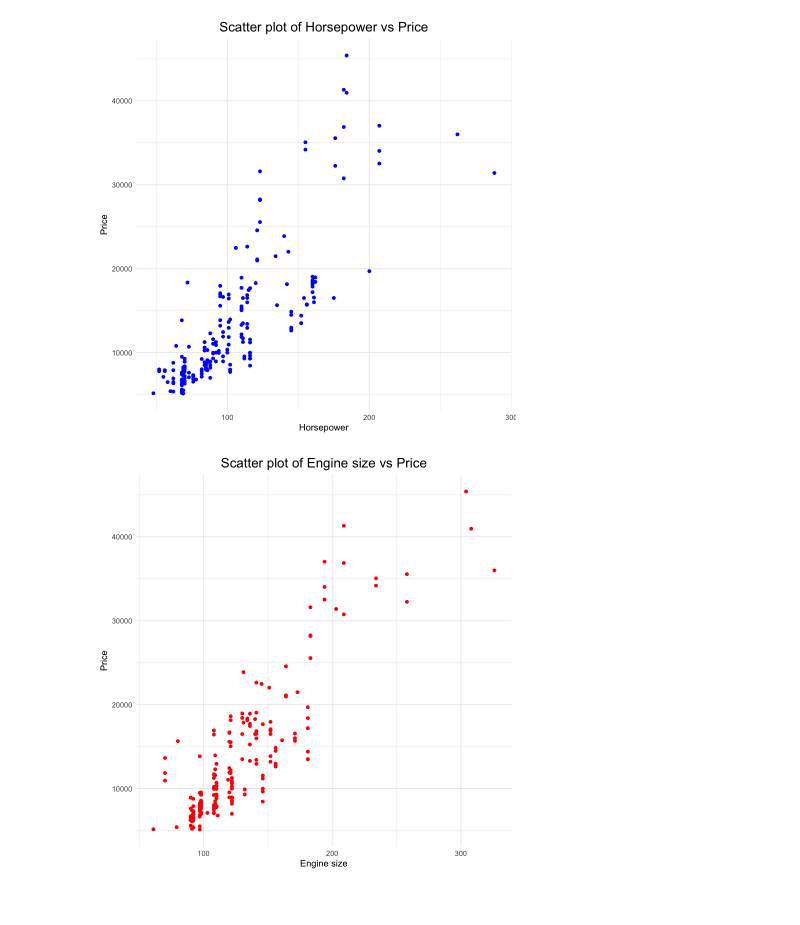
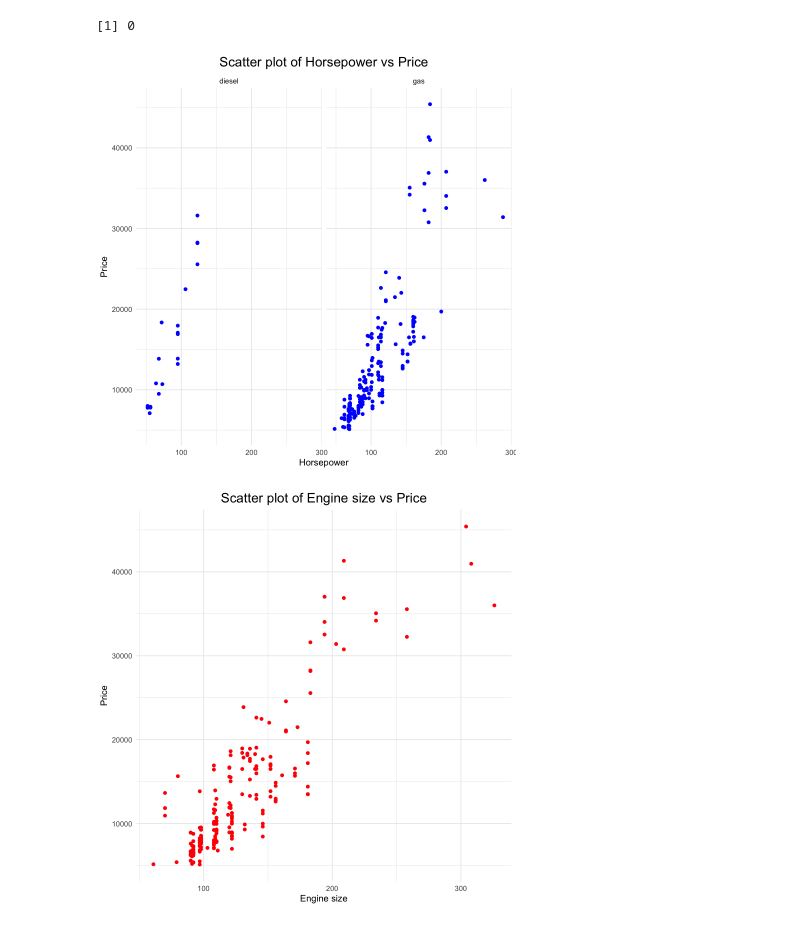
Before and after one commit to SelinaWang11/Stat306-group-project, a Jupyter notebook: data_cleaning.ipynb, the cells around one changed output. Saved outputs shown, nothing was run; the diff lists cells and outputs as text; code cells hidden in the pictures.

```diff
--- a/data_cleaning.ipynb
+++ b/data_cleaning.ipynb
@@ -33,15 +32,22 @@ A data.frame: 6 x 26
 | 4 | 4 | 2 | audi 100 ls | gas | std | four | sedan | fwd | front | ... |
 | 5 | 5 | 2 | audi 100ls | gas | std | four | sedan | 4wd | front | ... |
 | 6 | 6 | 2 | audi fox | gas | std | two | sedan | fwd | front | ... |
+# %%
+#check if there is any missing value
+missing_value <- sum(is.na(car_data))
+missing_value
+# %% [output]
+[1] 0
 # %%
 # scatterplot for price vs horsepower
-ggplot(car_data, aes(x = horsepower, y = price)) +
+ggplot(car_data, aes(x = horsepower, y = price, color = fueltype)) +
   geom_point(color = "blue") +
+  facet_wrap(~ fueltype)+
   labs(title = "Scatter plot of Horsepower vs Price", x = "Horsepower", y = "Price") +
   theme_minimal()+
   theme(plot.title = element_text(size = 16, hjust = 0.5))
 # %% [output]
-[figure, old version]
+[figure, new version]
 # %%
 # scatterplot for price vs enginesize
 ggplot(car_data, aes(x = enginesize, y = price)) +
```
Also changed, not shown: parts of 3 cells of this notebook.
